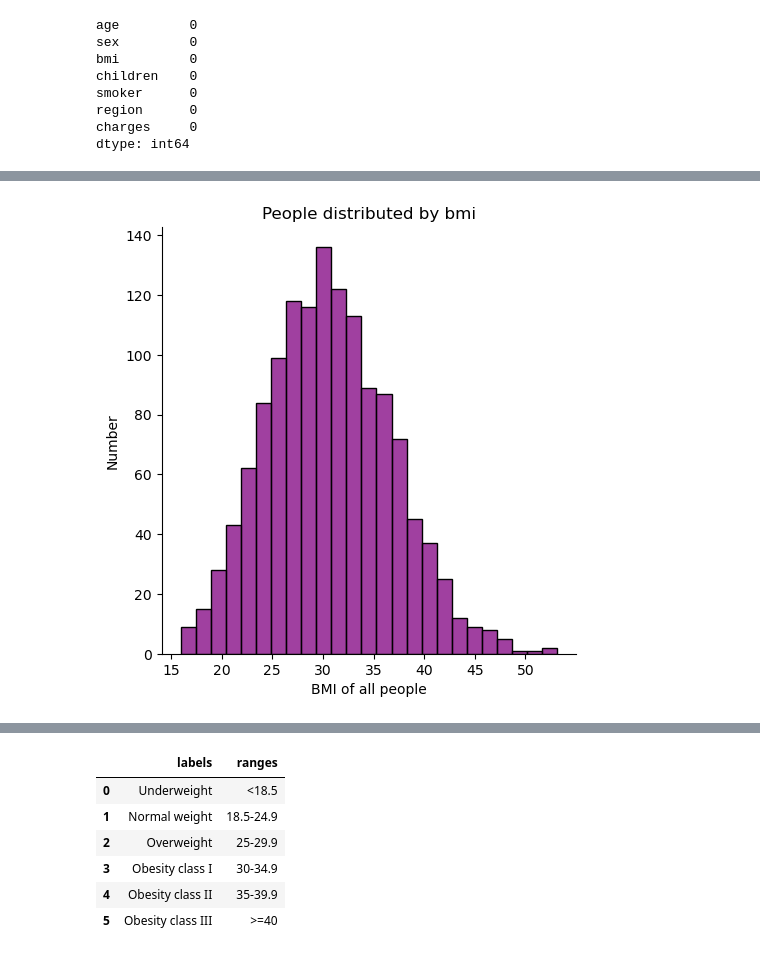
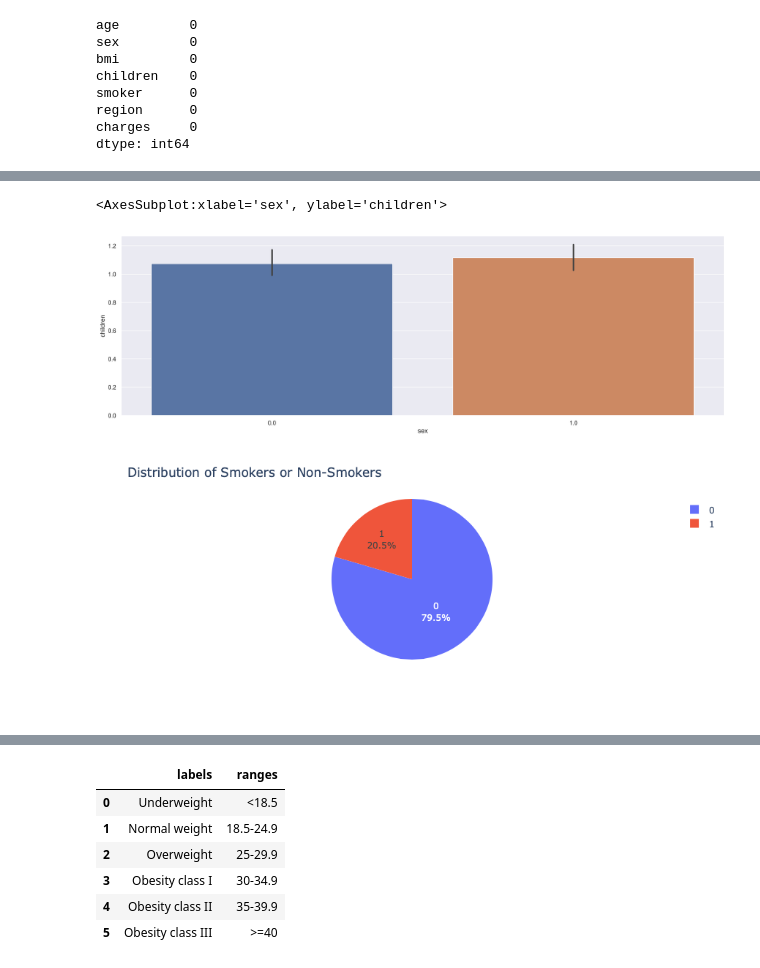
Before and after one commit to aallen5636/44688-Data-Analytics-Capstone, a Jupyter notebook: Insurance.ipynb, the cells around one changed output, grey strips where cells are left out. Drawn from its saved outputs; the diff is of its cells as text; code cells hidden in the pictures.

```diff
--- a/Insurance.ipynb
+++ b/Insurance.ipynb
@@ -91,8 +113,0 @@ sns.pairplot(insurance)
-# %%
-g = sns.displot(data=insurance, x='bmi', kind='hist',color='purple', aspect=1, legend=False)
-for ax in g.axes.flat:
-    ax.set(title='People distributed by bmi',
-          xlabel='BMI of all people',
-           ylabel='Number')
-# %% [output]
-[figure, old version]
@@ -98,0 +116,7 @@ for ax in g.axes.flat:
+# %%
+sns.set()
+plt.figure(figsize = (20,6), dpi = 400)
+sns.barplot( x = 'sex', y = 'children', data = insurance)
+# %% [output]
+<AxesSubplot:xlabel='sex', ylabel='children'>
+[figure, added]
@@ -98,0 +125,8 @@ for ax in g.axes.flat:
+# %%
+fig = px.pie(insurance['smoker'].value_counts().reset_index(), values='smoker', names='index')
+fig.update_traces(textposition='inside', textinfo='percent+label')
+fig.update_layout(
+    title_text="Distribution of Smokers or Non-Smokers")
+fig.show()
+# %% [output]
+[figure, added]
```
Also changed, not shown: parts of 32 cells of this notebook.
